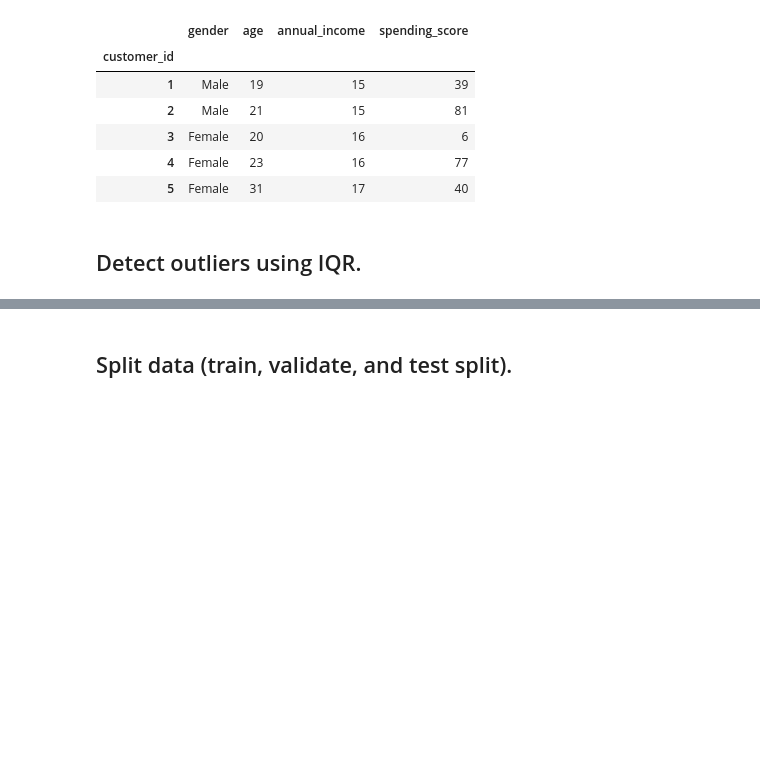
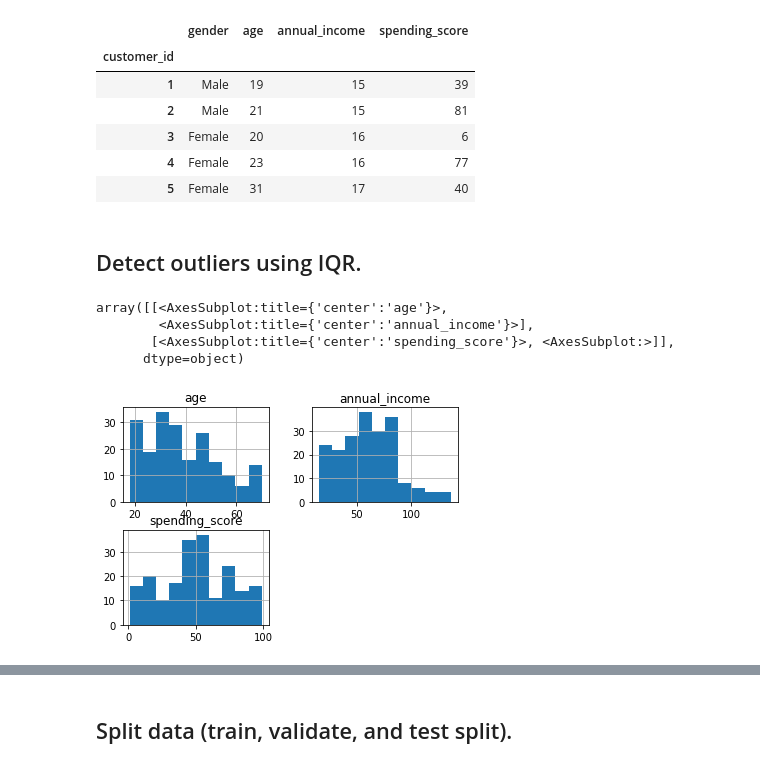
Before and after one commit to Alexia-Garces/clustering_exercises, a Jupyter notebook: wrangle.ipynb, the cells around one changed output, grey strips where cells are left out. Drawn from its saved outputs; the diff is of its cells as text; code cells hidden in the pictures; blank space fills up the shorter version.

```diff
--- a/wrangle.ipynb
+++ b/wrangle.ipynb
@@ -98,0 +340,8 @@ mall_df.head()
+# %%
+mall_df.hist()
+# %% [output]
+array([[<AxesSubplot:title={'center':'age'}>,
+        <AxesSubplot:title={'center':'annual_income'}>],
+       [<AxesSubplot:title={'center':'spending_score'}>, <AxesSubplot:>]],
+      dtype=object)
+[figure, added]
```
Also changed, not shown: parts of 25 cells of this notebook.
